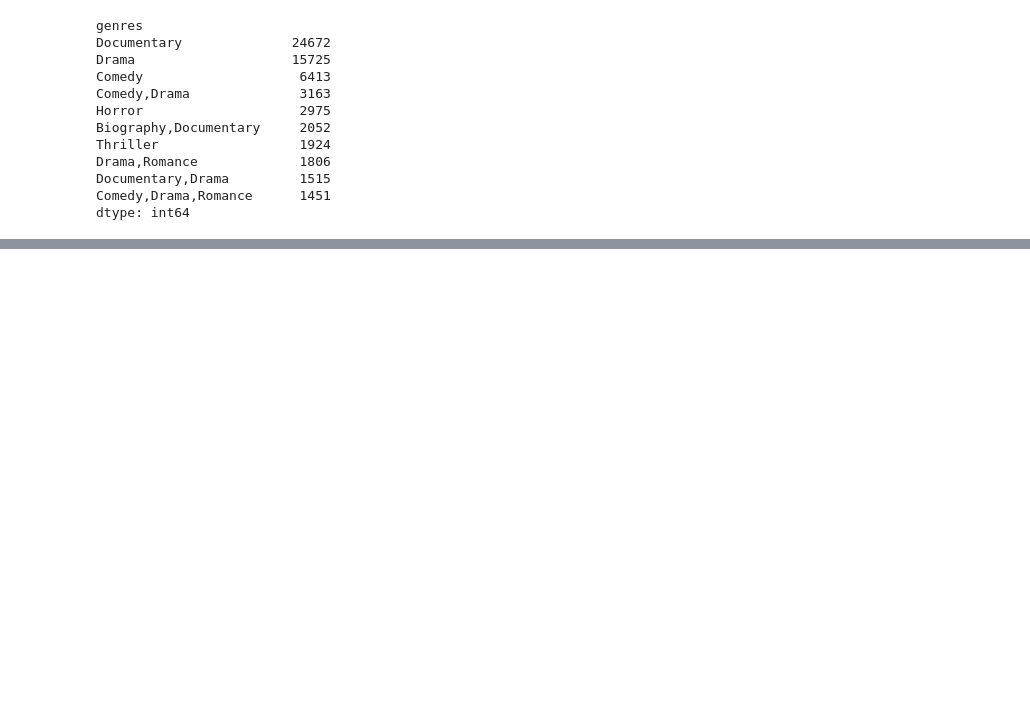
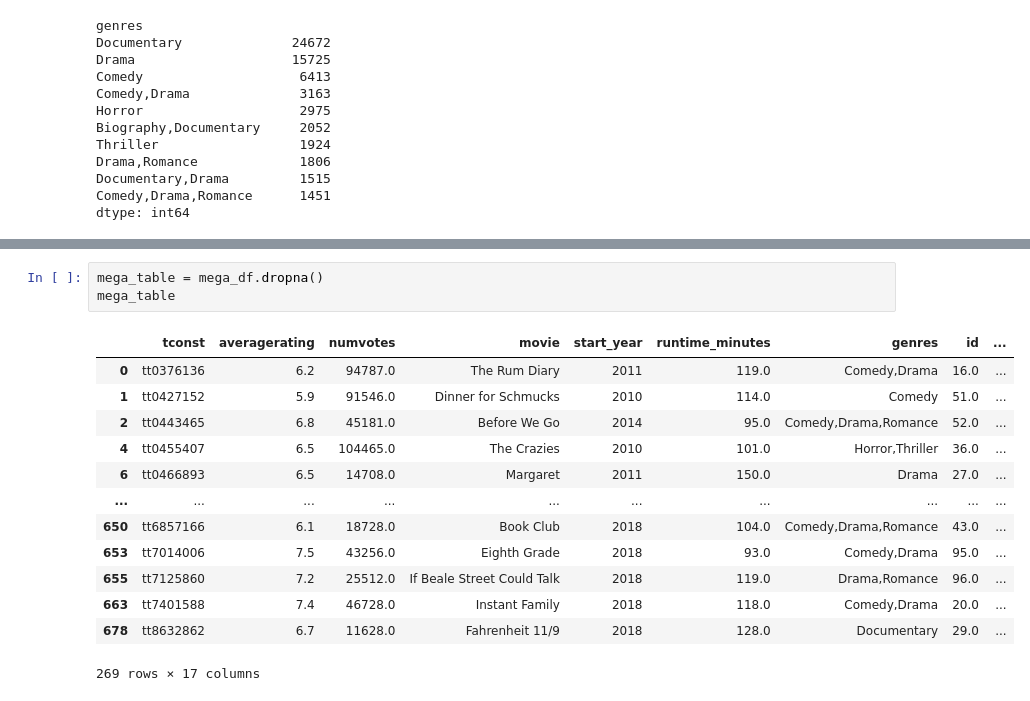
Before and after one commit to EmmaChoate/microsoft_movie_analysis, a Jupyter notebook: data/zippedData/Project 1 Data.ipynb, the cells around one changed output, grey strips where cells are left out. Saved outputs shown, nothing was run; the diff lists cells and outputs as text; blank space fills up the shorter version.

```diff
--- a/data/zippedData/Project 1 Data.ipynb
+++ b/data/zippedData/Project 1 Data.ipynb
@@ -130,0 +378,17 @@ dtype: int64
+# %%
+mega_table = mega_df.dropna()
+mega_table
+# %% [output]
+|  | tconst | averagerating | numvotes | movie | start_year | runtime_minutes | genres | id | ... |
+| 0 | tt0376136 | 6.2 | 94787.0 | The Rum Diary | 2011 | 119.0 | Comedy,Drama | 16.0 | ... |
+| 1 | tt0427152 | 5.9 | 91546.0 | Dinner for Schmucks | 2010 | 114.0 | Comedy | 51.0 | ... |
+| 2 | tt0443465 | 6.8 | 45181.0 | Before We Go | 2014 | 95.0 | Comedy,Drama,Romance | 52.0 | ... |
+| 4 | tt0455407 | 6.5 | 104465.0 | The Crazies | 2010 | 101.0 | Horror,Thriller | 36.0 | ... |
+| 6 | tt0466893 | 6.5 | 14708.0 | Margaret | 2011 | 150.0 | Drama | 27.0 | ... |
+| ... | ... | ... | ... | ... | ... | ... | ... | ... | ... |
+| 650 | tt6857166 | 6.1 | 18728.0 | Book Club | 2018 | 104.0 | Comedy,Drama,Romance | 43.0 | ... |
+| 653 | tt7014006 | 7.5 | 43256.0 | Eighth Grade | 2018 | 93.0 | Comedy,Drama | 95.0 | ... |
+| 655 | tt7125860 | 7.2 | 25512.0 | If Beale Street Could Talk | 2018 | 119.0 | Drama,Romance | 96.0 | ... |
+| 663 | tt7401588 | 7.4 | 46728.0 | Instant Family | 2018 | 118.0 | Comedy,Drama | 20.0 | ... |
+| 678 | tt8632862 | 6.7 | 11628.0 | Fahrenheit 11/9 | 2018 | 128.0 | Documentary | 29.0 | ... |
+269 rows × 17 columns
```
Also changed, not shown: parts of 25 cells of this notebook.
